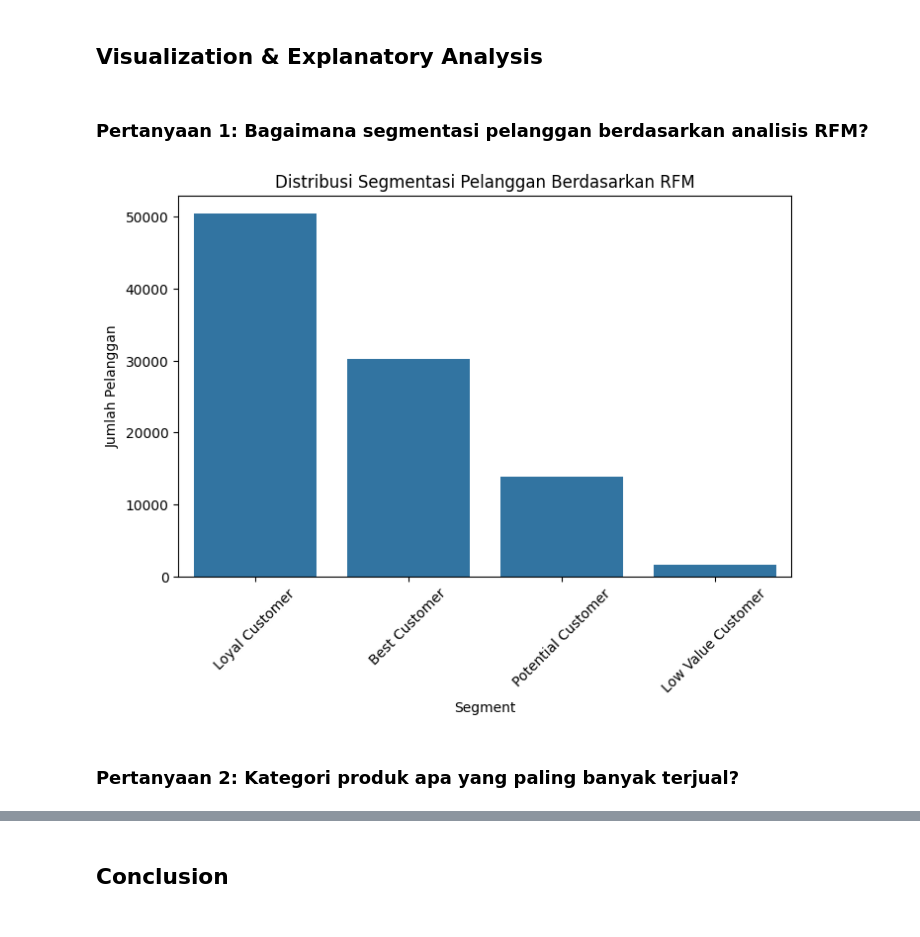
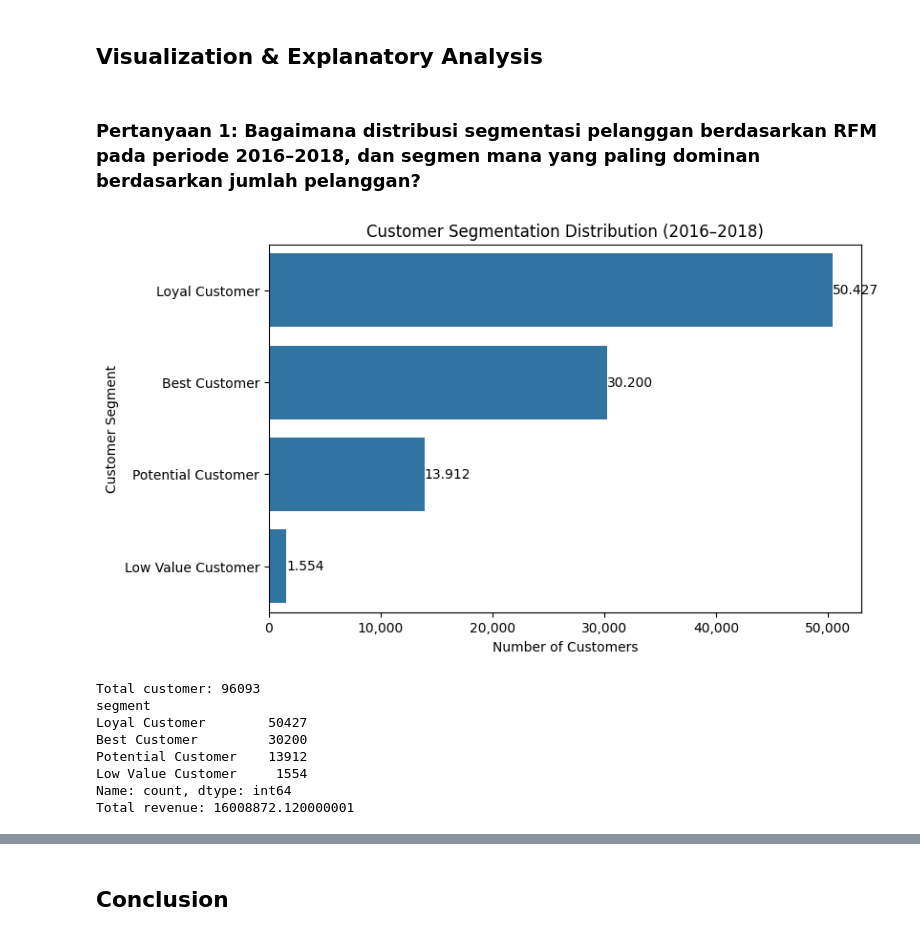
Before and after one commit to aeiprsty/dashboard-streamlit-e-commerce, a Jupyter notebook: proyek_analisis_data.ipynb, the cells around one changed output, grey strips where cells are left out. Cells and saved outputs as stored; diff of their text form; code cells hidden in the pictures.

```diff
--- a/proyek_analisis_data.ipynb
+++ b/proyek_analisis_data.ipynb
@@ -734,21 +735,44 @@ delay_df.groupby('delivery_status')['review_score'].describe()
 # %% [markdown]
 ## Visualization & Explanatory Analysis
 # %% [markdown]
-### Pertanyaan 1: Bagaimana segmentasi pelanggan berdasarkan analisis RFM?
+### Pertanyaan 1: Bagaimana distribusi segmentasi pelanggan berdasarkan RFM pada periode 2016–2018, dan segmen mana yang paling dominan berdasarkan jumlah pelanggan?
-# %%
-plt.figure(figsize=(8,5))
-sns.countplot(
-    data=rfm,
-    x='segment',
-    order=rfm['segment'].value_counts().index
-)
-
-plt.title('Distribusi Segmentasi Pelanggan Berdasarkan RFM')
-plt.xlabel('Segment')
-plt.ylabel('Jumlah Pelanggan')
-plt.xticks(rotation=45)
-plt.show()
-# %% [output]
-[figure, removed]
-# %% [markdown]
-### Pertanyaan 2: Kategori produk apa yang paling banyak terjual?
+# %%
+plt.figure(figsize=(8,5))
+ax = sns.countplot(
+    data=rfm,
+    y='segment',
+    order=rfm['segment'].value_counts().index,
+)
+
+plt.title('Customer Segmentation Distribution (2016–2018)')
+plt.xlabel('Number of Customers')
+plt.ylabel('Customer Segment')
+
+for p in ax.patches:
+    width = p.get_width()
+    ax.annotate(
+        f'{int(width):,}'.replace(',', '.'),
+        (width, p.get_y() + p.get_height()/2),
+        ha='left',
+        va='center'
+    )
+
+formatter = FuncFormatter(lambda x, _: f'{int(x):,}')
+ax.xaxis.set_major_formatter(formatter)
+
+plt.show()
+# %% [output]
+[figure, added]
+# %%
+print("Total customer:", rfm['customer_id'].nunique())
+print(rfm['segment'].value_counts())
+print("Total revenue:", rfm['monetary'].sum())
+# %% [output]
+Total customer: 96093
+segment
+Loyal Customer        50427
+Best Customer         30200
+Potential Customer    13912
+Low Value Customer     1554
+Name: count, dtype: int64
+Total revenue: 16008872.120000001
```
Also changed, not shown: parts of 15 cells of this notebook, 4 other files.
